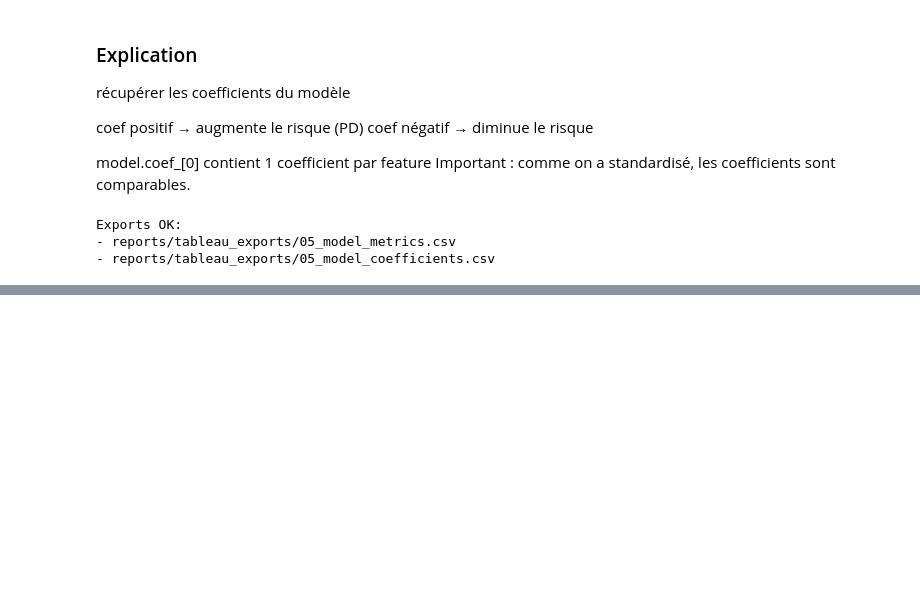
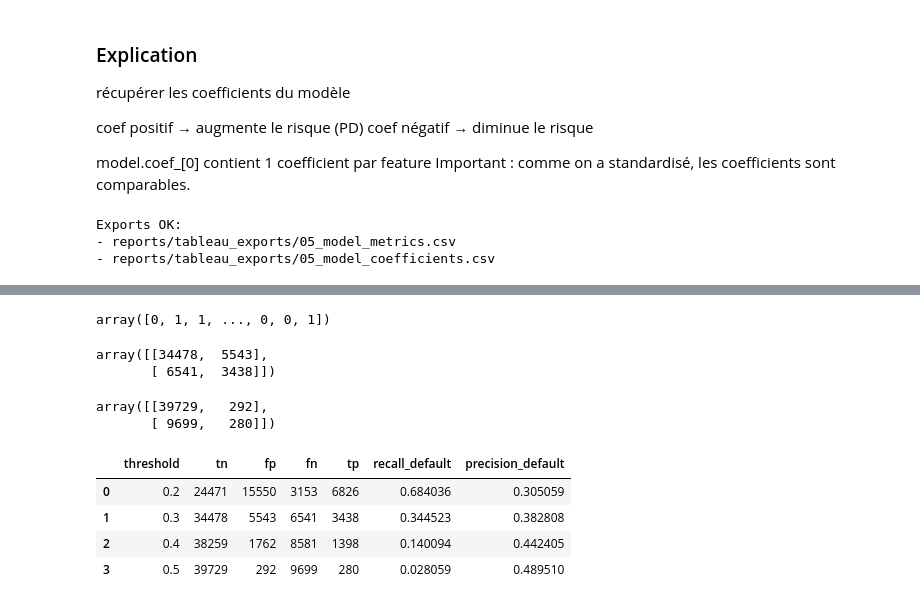
Before and after one commit to thioune04/credit-climate-risk-lab, a Jupyter notebook: notebooks/05_PD_LOGISTIC_REGRESSION.ipynb, the cells around one changed output, grey strips where cells are left out. Drawn from its saved outputs; the diff is of its cells as text; code cells hidden in the pictures; blank space fills up the shorter version.

```diff
--- a/notebooks/05_PD_LOGISTIC_REGRESSION.ipynb
+++ b/notebooks/05_PD_LOGISTIC_REGRESSION.ipynb
@@ -192,0 +217,5 @@ Exports OK:
+# %%
+# #Predictions (probabilities et classes) avec la regularisation
+y_proba_l2 = model_l2.predict_proba(X_test_scaled)[:,1]
+auc = roc_auc_score(y_test, y_proba_l2)
+auc
@@ -192,0 +257,39 @@ Exports OK:
+# %%
+threshold = 0.30 #à partir de 30% de probabilité de défaut, je considère le client risqué
+y_pred_30 = (y_proba_l2 >= threshold).astype(int)
+y_pred_30
+# %% [output]
+array([0, 1, 1, ..., 0, 0, 1])
+# %%
+cm_30 = confusion_matrix(y_test, y_pred_30)
+cm_30
+# %% [output]
+array([[34478,  5543],
+       [ 6541,  3438]])
+# %%
+cm
+# %% [output]
+array([[39729,   292],
+       [ 9699,   280]])
+# %%
+thresholds = [0.2, 0.3, 0.4, 0.5]
+rows = []
+
+for t in thresholds:
+    pred = (y_proba_l2 >= t).astype(int)
+    tn, fp, fn, tp = confusion_matrix(y_test, pred).ravel()
+    rows.append({
+        "threshold": t,
+        "tn": tn, "fp": fp, "fn": fn, "tp": tp,
+        "recall_default": recall_score(y_test, pred),      # rappel = TP/(TP+FN)
+        "precision_default": precision_score(y_test, pred) # précision = TP/(TP+FP)
+    })
+
+threshold_analysis = pd.DataFrame(rows)
+threshold_analysis
+# %% [output]
+|  | threshold | tn | fp | fn | tp | recall_default | precision_default |
+| 0 | 0.2 | 24471 | 15550 | 3153 | 6826 | 0.684036 | 0.305059 |
+| 1 | 0.3 | 34478 | 5543 | 6541 | 3438 | 0.344523 | 0.382808 |
+| 2 | 0.4 | 38259 | 1762 | 8581 | 1398 | 0.140094 | 0.442405 |
+| 3 | 0.5 | 39729 | 292 | 9699 | 280 | 0.028059 | 0.489510 |
```
Also changed, not shown: parts of 18 cells of this notebook, 7 other files.
